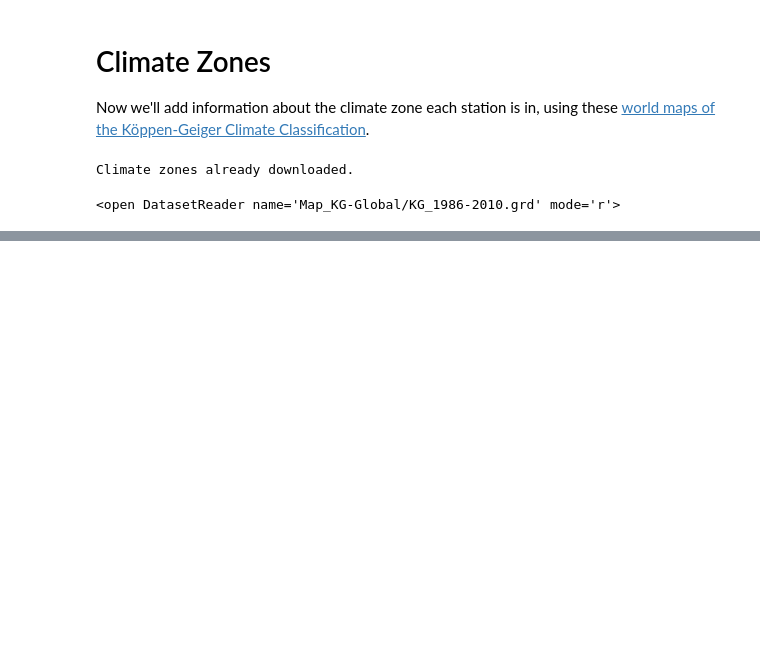
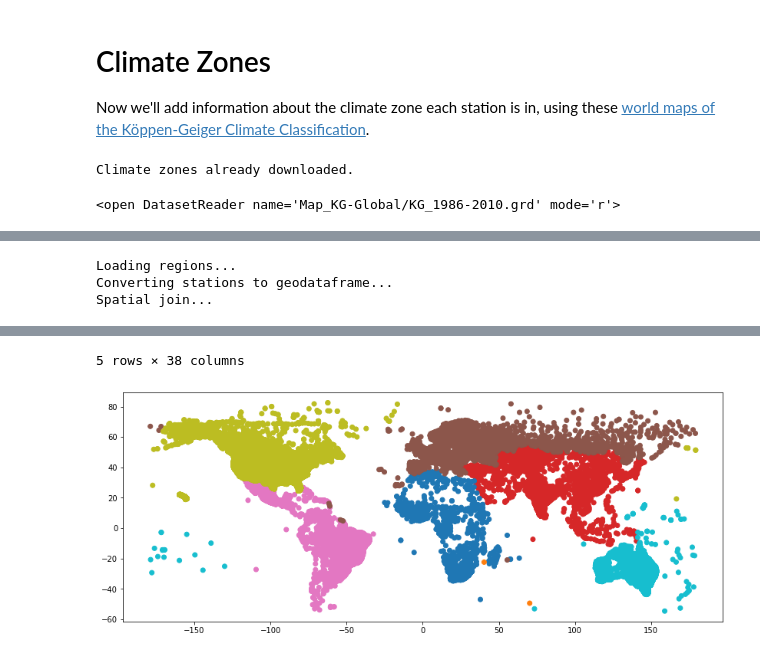
Before and after one commit to crstn/CISC, a Jupyter notebook: UHI-NOAA/1_NOAA_weather_stations_preparation.ipynb, the cells around one changed output, grey strips where cells are left out. Cells and saved outputs as stored; diff of their text form; code cells hidden in the pictures; blank space fills up the shorter version.

Commit message:
Data preparation finishded

```diff
--- a/UHI-NOAA/1_NOAA_weather_stations_preparation.ipynb
+++ b/UHI-NOAA/1_NOAA_weather_stations_preparation.ipynb
@@ -706,0 +716,39 @@ stations.head()
+# %%
+file = "stations_with_regions.csv"
+
+if os.path.isfile(file):
+    print('Regions already attached, using local file.')
+    stations = pd.read_csv(file, index_col=0)
+else:
+
+    print('Loading regions...')
+    regions = gpd.read_file("Regions/UN_Regional_Boundaries.shp", layer='UN_Regional_Boundaries')
+
+    # assign the "real" region names instead of just numbers:
+    regions['Region_Name'] = '-'
+    regions.loc[regions['Region'] == 0, 'Region_Name'] = 'Antarctica'
+    regions.loc[regions['Region'] == 150, 'Region_Name'] = 'Europe'
+    regions.loc[regions['Region'] == 21, 'Region_Name'] = 'North America'
+    regions.loc[regions['Region'] == 419, 'Region_Name'] = 'Latin America'
+    regions.loc[regions['Region'] == 142, 'Region_Name'] = 'Asia'
+    regions.loc[regions['Region'] == 2, 'Region_Name'] = 'Africa'
+    regions.loc[regions['Region'] == 9, 'Region_Name'] = 'Oceania'
+
+    print('Converting stations to geodataframe...')
+    stations = gpd.GeoDataFrame(stations,
+                 crs={'init': 'epsg:4326'},
+                 geometry=[Point(xy) for xy in zip(stations.lon, stations.lat)])
+
+    print('Spatial join...')
+    stations = gpd.sjoin(stations, regions)
+    stations.plot(column='Region_Name')
+
+    # remove some columns we dont need
+    stations.drop(['index_right', 'Region'], axis=1, inplace=True)
+    stations.to_csv(file)
+
+stations.head(5)
+# %% [output]
+Loading regions...
+Converting stations to geodataframe...
+Spatial join...
@@ -706,0 +761,2 @@ stations.head()
+5 rows × 38 columns
+[figure, added]
```
Also changed, not shown: parts of 5 cells of this notebook, 1 other file.
